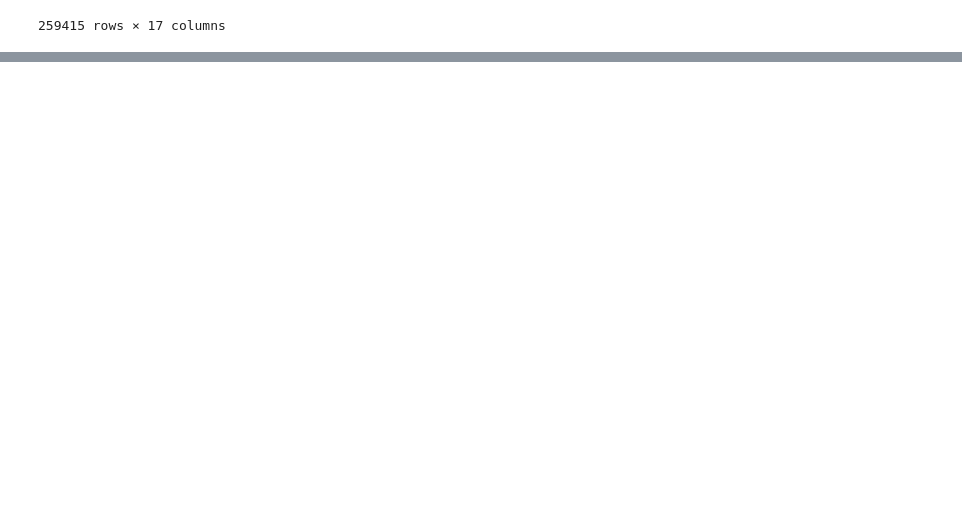
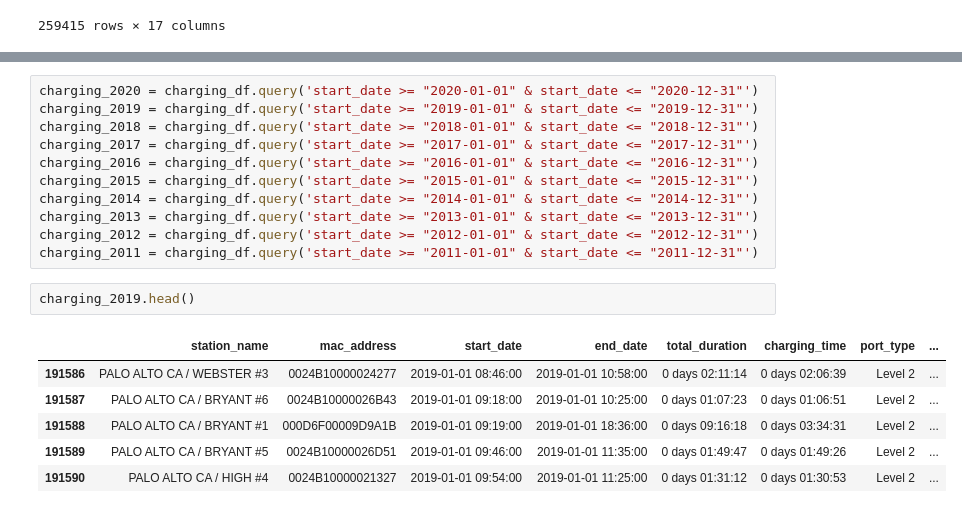
Before and after one commit to ND-Captstone-Magic/capstone_project, a Jupyter notebook: Research.ipynb, the cells around one changed output, grey strips where cells are left out. Cells and saved outputs as stored; diff of their text form; blank space fills up the shorter version.

```diff
--- a/Research.ipynb
+++ b/Research.ipynb
@@ -241,0 +300,20 @@ charging_df.applymap(lambda s: mymapp.get(s) if s in mymapp else s)
+# %%
+charging_2020 = charging_df.query('start_date >= "2020-01-01" & start_date <= "2020-12-31"')
+charging_2019 = charging_df.query('start_date >= "2019-01-01" & start_date <= "2019-12-31"')
+charging_2018 = charging_df.query('start_date >= "2018-01-01" & start_date <= "2018-12-31"')
+charging_2017 = charging_df.query('start_date >= "2017-01-01" & start_date <= "2017-12-31"')
+charging_2016 = charging_df.query('start_date >= "2016-01-01" & start_date <= "2016-12-31"')
+charging_2015 = charging_df.query('start_date >= "2015-01-01" & start_date <= "2015-12-31"')
+charging_2014 = charging_df.query('start_date >= "2014-01-01" & start_date <= "2014-12-31"')
+charging_2013 = charging_df.query('start_date >= "2013-01-01" & start_date <= "2013-12-31"')
+charging_2012 = charging_df.query('start_date >= "2012-01-01" & start_date <= "2012-12-31"')
+charging_2011 = charging_df.query('start_date >= "2011-01-01" & start_date <= "2011-12-31"')
+# %%
+charging_2019.head()
+# %% [output]
+|  | station_name | mac_address | start_date | end_date | total_duration | charging_time | port_type | ... |
+| 191586 | PALO ALTO CA / WEBSTER #3 | 0024B10000024277 | 2019-01-01 08:46:00 | 2019-01-01 10:58:00 | 0 days 02:11:14 | 0 days 02:06:39 | Level 2 | ... |
+| 191587 | PALO ALTO CA / BRYANT #6 | 0024B10000026B43 | 2019-01-01 09:18:00 | 2019-01-01 10:25:00 | 0 days 01:07:23 | 0 days 01:06:51 | Level 2 | ... |
+| 191588 | PALO ALTO CA / BRYANT #1 | 000D6F00009D9A1B | 2019-01-01 09:19:00 | 2019-01-01 18:36:00 | 0 days 09:16:18 | 0 days 03:34:31 | Level 2 | ... |
+| 191589 | PALO ALTO CA / BRYANT #5 | 0024B10000026D51 | 2019-01-01 09:46:00 | 2019-01-01 11:35:00 | 0 days 01:49:47 | 0 days 01:49:26 | Level 2 | ... |
+| 191590 | PALO ALTO CA / HIGH #4 | 0024B10000021327 | 2019-01-01 09:54:00 | 2019-01-01 11:25:00 | 0 days 01:31:12 | 0 days 01:30:53 | Level 2 | ... |
```
Also changed, not shown: parts of 8 cells of this notebook, 3 other files.
